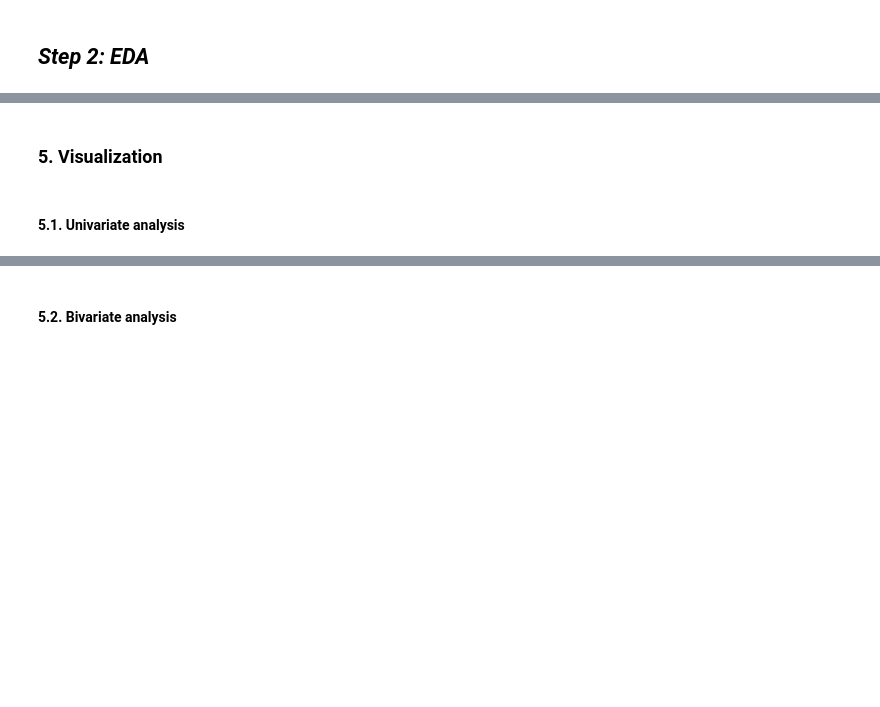
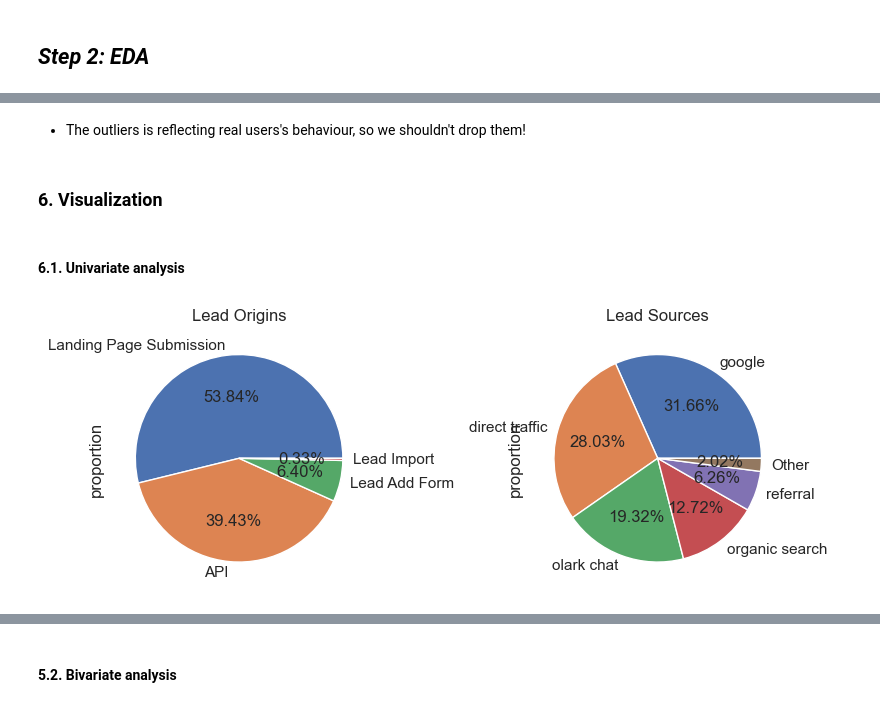
Before and after one commit to lido010209/machine-learning, a Jupyter notebook: Lead Scoring Analysis/1-data_processing.iPynb, the cells around one changed output, grey strips where cells are left out. Drawn from its saved outputs; the diff is of its cells as text; code cells hidden in the pictures; blank space fills up the shorter version.

Commit message:
EDA - Ongoing - need to go further on the multivariate analysis

```diff
--- a/Lead Scoring Analysis/1-data_processing.iPynb
+++ b/Lead Scoring Analysis/1-data_processing.iPynb
@@ -593,4 +683,19 @@ Name: count, dtype: int64
+# %% [markdown]
+- The outliers is reflecting real users's behaviour, so we shouldn't drop them!
 # %% [markdown]
-### 5. Visualization
+### 6. Visualization
 # %% [markdown]
-#### 5.1. Univariate analysis
+#### 6.1. Univariate analysis
+# %%
+# check the proportions of values in "Lead Origin" & "Lead Source"
+plt.figure(figsize= (8, 4))
+plt.subplot(1, 2, 1)
+leads["Lead Origin"].value_counts(normalize=True).plot.pie(autopct='%1.2f%%')
+plt.title("Lead Origins")
+plt.subplot(1, 2, 2)
+leads["Lead Source"].value_counts(normalize=True).plot.pie(autopct='%1.2f%%')
+plt.title("Lead Sources")
+plt.tight_layout()
+plt.show();
+# %% [output]
+[figure, added]
```
Also changed, not shown: parts of 37 cells of this notebook.
